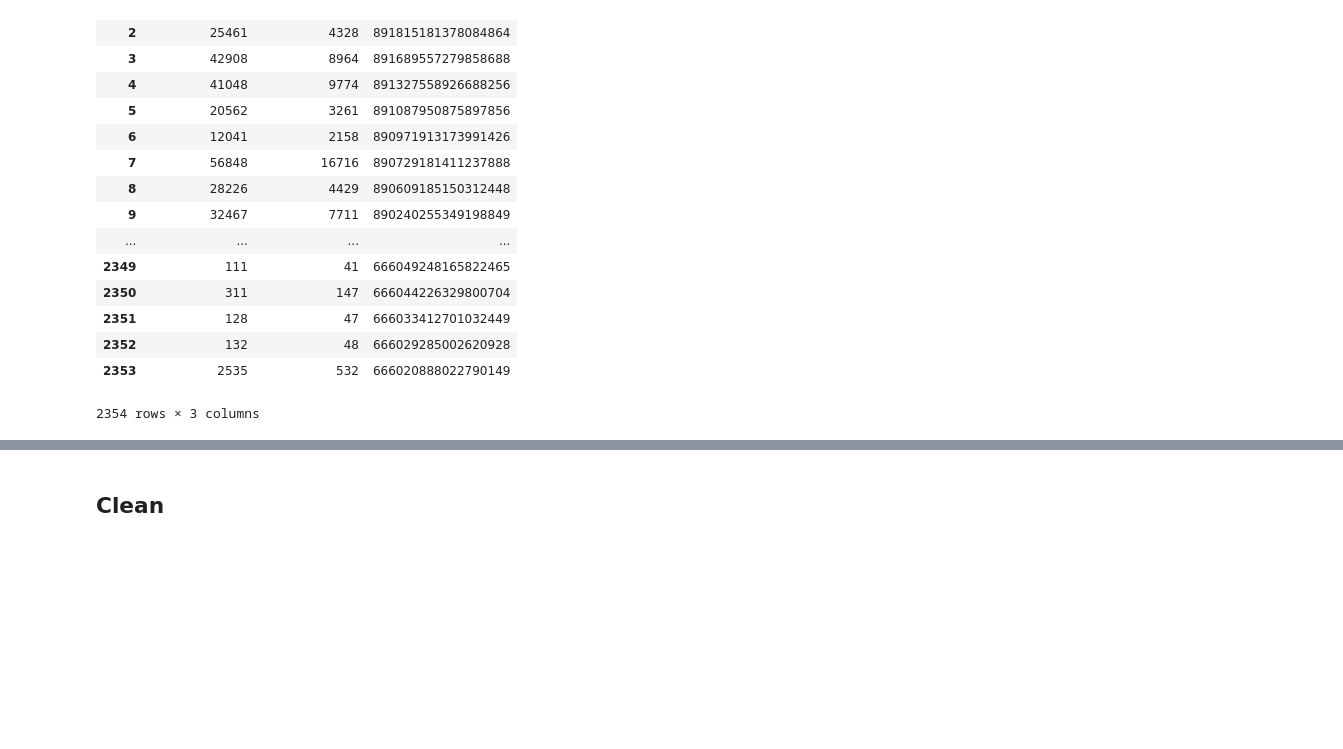
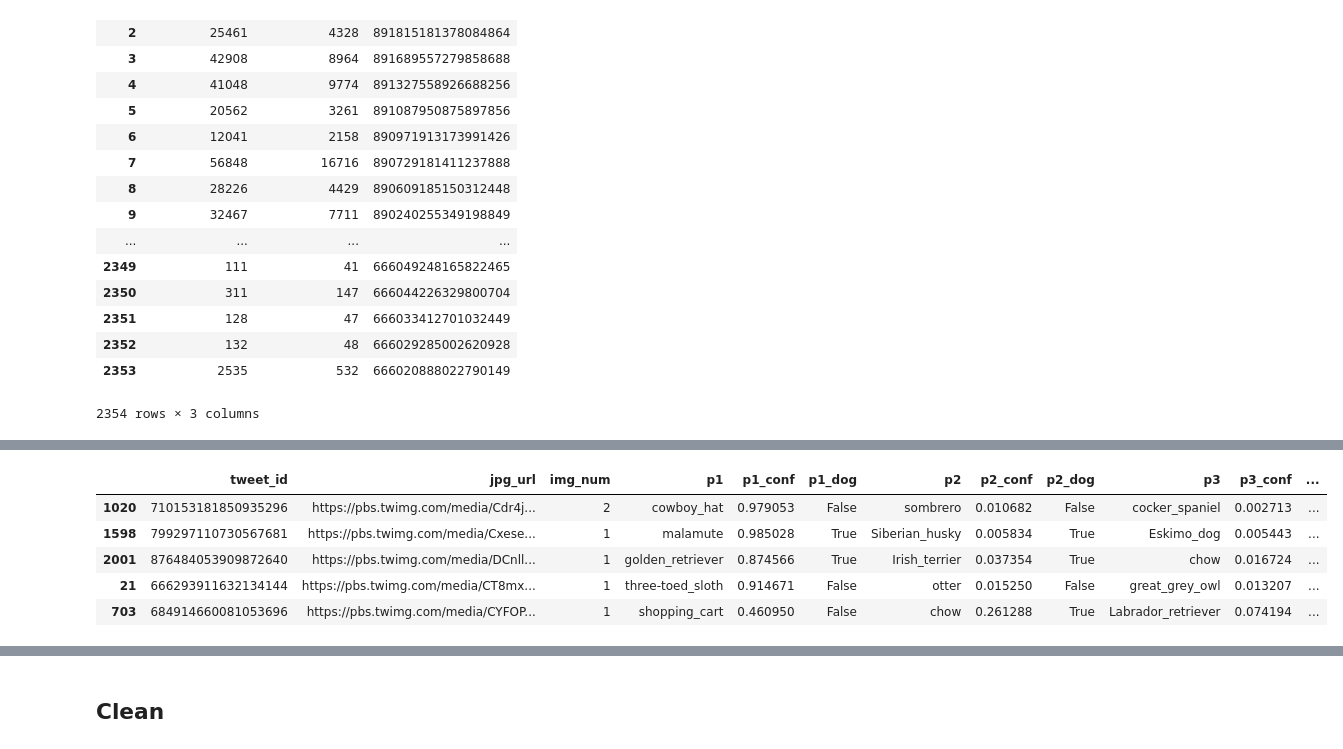
Before and after one commit to mohmednasr/dog_rating, a Jupyter notebook: wrangle_act.ipynb, the cells around one changed output, grey strips where cells are left out. Drawn from its saved outputs; the diff is of its cells as text; code cells hidden in the pictures; blank space fills up the shorter version.

```diff
--- a/wrangle_act.ipynb
+++ b/wrangle_act.ipynb
@@ -171,0 +303,9 @@ tweet_json
+# %%
+image_predictions.sample(5)
+# %% [output]
+|  | tweet_id | jpg_url | img_num | p1 | p1_conf | p1_dog | p2 | p2_conf | p2_dog | p3 | p3_conf | ... |
+| 1020 | 710153181850935296 | https://pbs.twimg.com/media/Cdr4j... | 2 | cowboy_hat | 0.979053 | False | sombrero | 0.010682 | False | cocker_spaniel | 0.002713 | ... |
+| 1598 | 799297110730567681 | https://pbs.twimg.com/media/Cxese... | 1 | malamute | 0.985028 | True | Siberian_husky | 0.005834 | True | Eskimo_dog | 0.005443 | ... |
+| 2001 | 876484053909872640 | https://pbs.twimg.com/media/DCnll... | 1 | golden_retriever | 0.874566 | True | Irish_terrier | 0.037354 | True | chow | 0.016724 | ... |
+| 21 | 666293911632134144 | https://pbs.twimg.com/media/CT8mx... | 1 | three-toed_sloth | 0.914671 | False | otter | 0.015250 | False | great_grey_owl | 0.013207 | ... |
+| 703 | 684914660081053696 | https://pbs.twimg.com/media/CYFOP... | 1 | shopping_cart | 0.460950 | False | chow | 0.261288 | True | Labrador_retriever | 0.074194 | ... |
```
Also changed, not shown: parts of 17 cells of this notebook.
